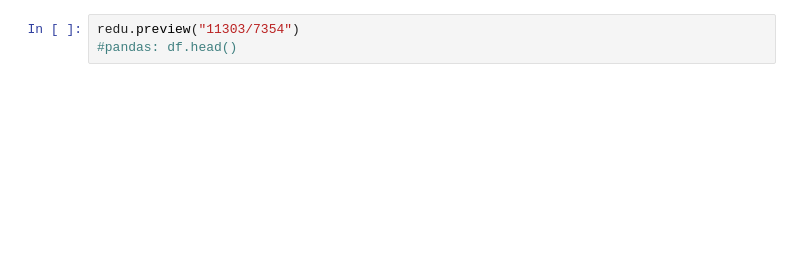
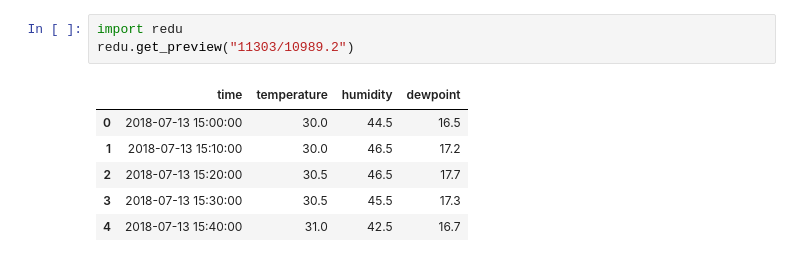
Before and after one commit to TUB-NLP-OpenData/usability_research_data, a Jupyter notebook: tests.ipynb, the cells around one changed output. Drawn from its saved outputs; the diff is of its cells as text; blank space fills up the shorter version.

Commit message:
adding uncomplete describe and getPreview function

```diff
--- a/tests.ipynb
+++ b/tests.ipynb
@@ -26,4 +52,11 @@ xx[0].head()
-# %%
-redu.preview("11303/7354")
-#pandas: df.head()
+# %%
+import redu
+redu.get_preview("11303/10989.2")
+# %% [output]
+|  | time | temperature | humidity | dewpoint |
+| 0 | 2018-07-13 15:00:00 | 30.0 | 44.5 | 16.5 |
+| 1 | 2018-07-13 15:10:00 | 30.0 | 46.5 | 17.2 |
+| 2 | 2018-07-13 15:20:00 | 30.5 | 46.5 | 17.7 |
+| 3 | 2018-07-13 15:30:00 | 30.5 | 45.5 | 17.3 |
+| 4 | 2018-07-13 15:40:00 | 31.0 | 42.5 | 16.7 |
 # %%
```
Also changed, not shown: parts of 3 cells of this notebook, 2 other files.
